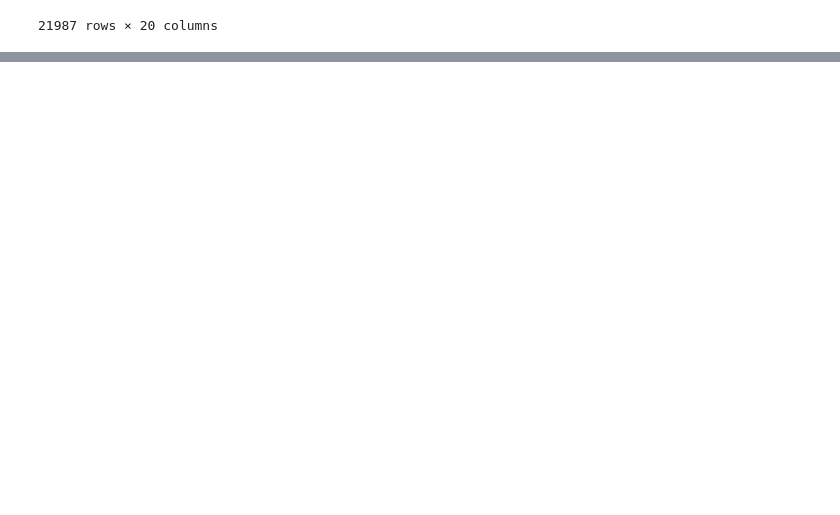
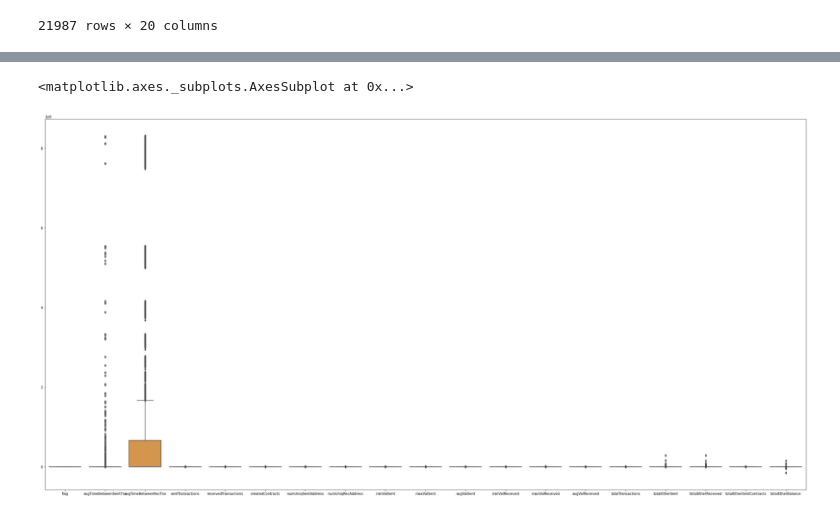
Before and after one commit to RushilPatel0703/DAE_Project, a Jupyter notebook: test.ipynb, the cells around one changed output, grey strips where cells are left out. Saved outputs shown, nothing was run; the diff lists cells and outputs as text; code cells hidden in the pictures; blank space fills up the shorter version.

```diff
--- a/test.ipynb
+++ b/test.ipynb
@@ -131,0 +158,3 @@ df # final dataset to use
+# %%
+df.drop_duplicates(inplace=True)
+df.duplicated().sum()
@@ -131,0 +186,6 @@ df # final dataset to use
+# %%
+plt.figure(figsize=(40, 20))
+sns.boxplot(data=df)
+# %% [output]
+<matplotlib.axes._subplots.AxesSubplot at 0x...>
+[figure, added]
```
Also changed, not shown: parts of 20 cells of this notebook.
